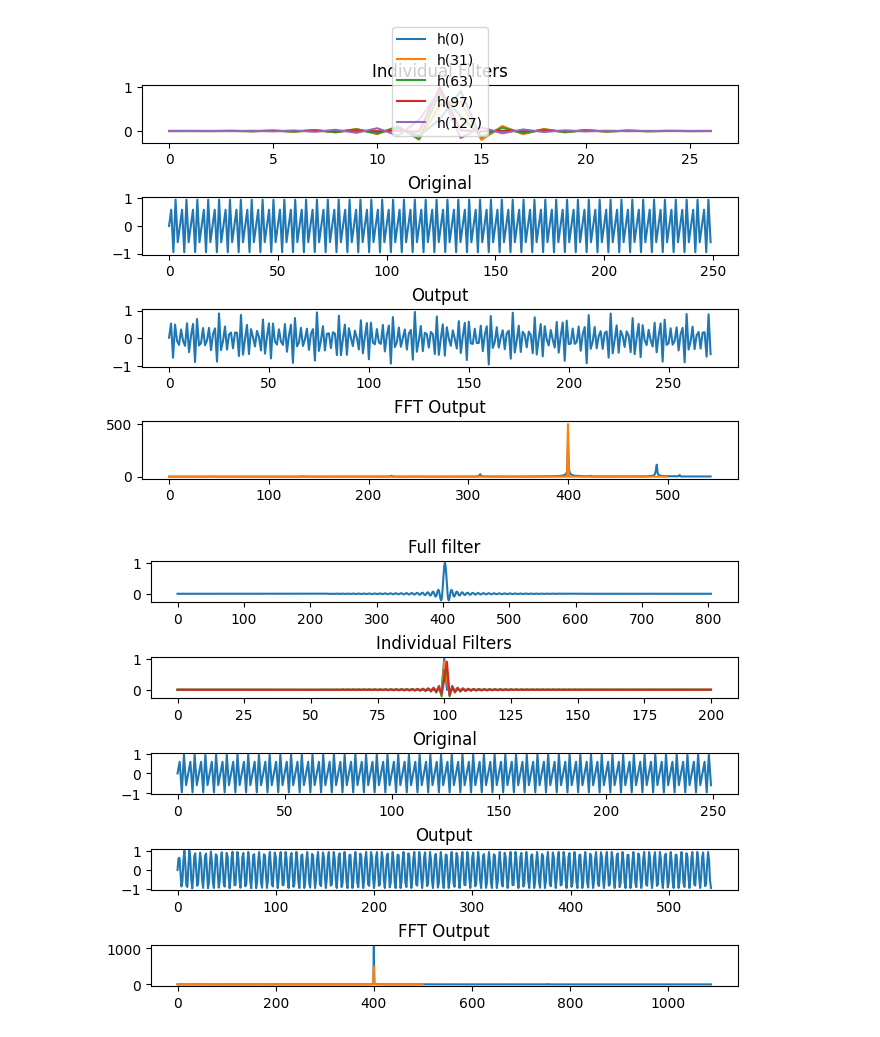
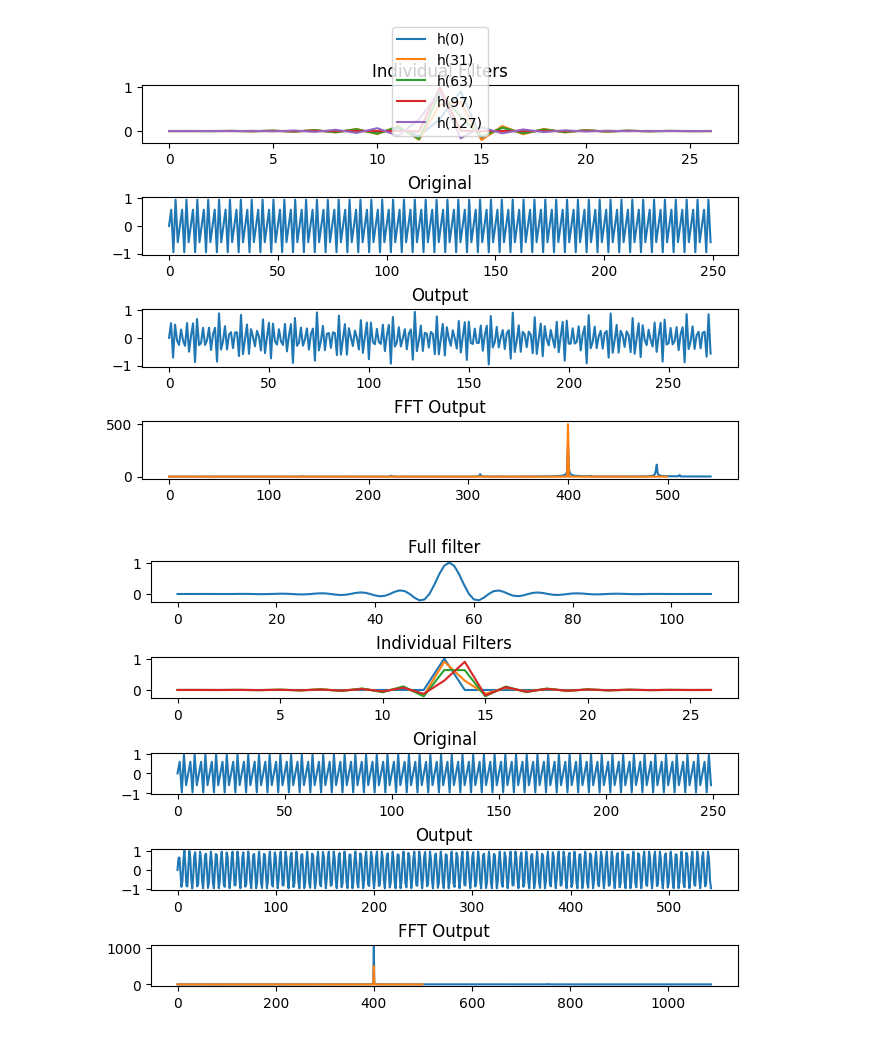
Before and after one commit to eiselekd/lang, a Jupyter notebook: dsp/test.ipynb, the cells around one changed output. Saved outputs shown, nothing was run; the diff lists cells and outputs as text; code cells hidden in the pictures.

```diff
--- a/dsp/test.ipynb
+++ b/dsp/test.ipynb
@@ -490,7 +490,7 @@ if __name__ == '__main__':
     fc = 0.5 / L
     # sinc = [np.sin(2*np.pi * fc * i) / i if i != 0 else np.sin(2*np.pi * fc) for i in range(-M//2, M//2)]
     sinc = [np.sin(2*np.pi * fc * i) / (2*np.pi * fc * i) if i != 0 else 1 for i in range(-M//2, M//2)]
-    sinc = [0] + [w[i] * sinc[i] for i in range(M)]
+    sinc = [w[i] * sinc[i] for i in range(M)]
     # sinc_sum = np.sum(sinc)
     # sinc = sinc / sinc_sum
     # sinc *= L
@@ -595,9 +595,6 @@ if __name__ == '__main__':
 # %% [output]
 [figure]
 # %%
-# https://gist.github.com/nickappleton/71bf7fad5439b155776ea30a9bce444f
-# https://mastodon.gamedev.place/@nickappleton/112269725110284422
-
 import numpy as np
 import matplotlib.pyplot as plt
 
@@ -753,32 +750,32 @@ if __name__ == '__main__':
     o_count = TEST_SAMPLES
     xo = np.array(np.arange(0, 1, 1/o_count))
     original = np.sin(400 * np.pi * 2 * xo)
 
     r_count = TEST_SAMPLES * Fs_prime/Fs
     xr = np.array(np.arange(0, 1, 1/r_count))
     r = resample_window_sinc(original, xr, sincr)
 
     fft_o = np.fft.fft(original)
     fft_r = np.fft.fft(r)
 
-    fig, (ax0, ax1, ax2, ax3, ax4) = plt.subplots(5, 1, layout='constrained', figsize=(200, 200))
+    fig, (ax0, ax1, ax2, ax3, ax4) = plt.subplots(5, 1, layout='constrained')
     ax0.set_title('Full filter')
     ax0.plot(sinc)
 
     ax1.set_title('Individual Filters')
     for i in range(sincr.shape[0]):
         ax1.plot(sincr[i])
 
     ax2.set_title('Original')
     ax2.plot(original[:TEST_SAMPLES // 4])
 
     ax3.set_title('Output')
     ax3.plot(r[:r.shape[0] // 4])
 
     ax4.set_title('FFT Output')
     ax4.plot(np.abs(fft_r[:fft_r.shape[0]//2]))
     ax4.plot(np.abs(fft_o[:fft_o.shape[0]//2]))
 
     plt.show()
 # %% [output]
-[figure, old version]
+[figure, new version]
```
Also changed, not shown: 15 other files.
